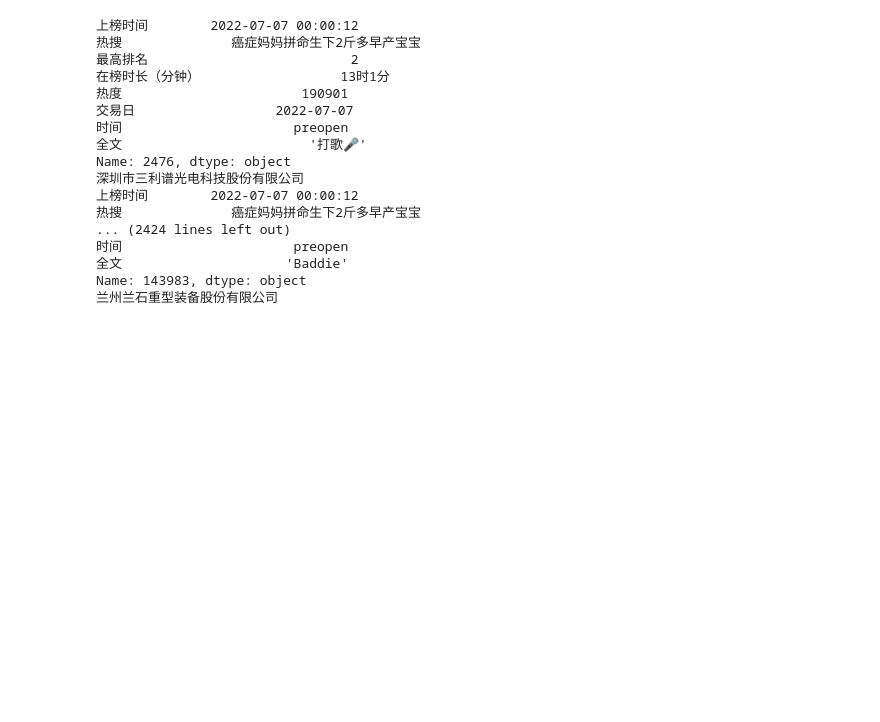
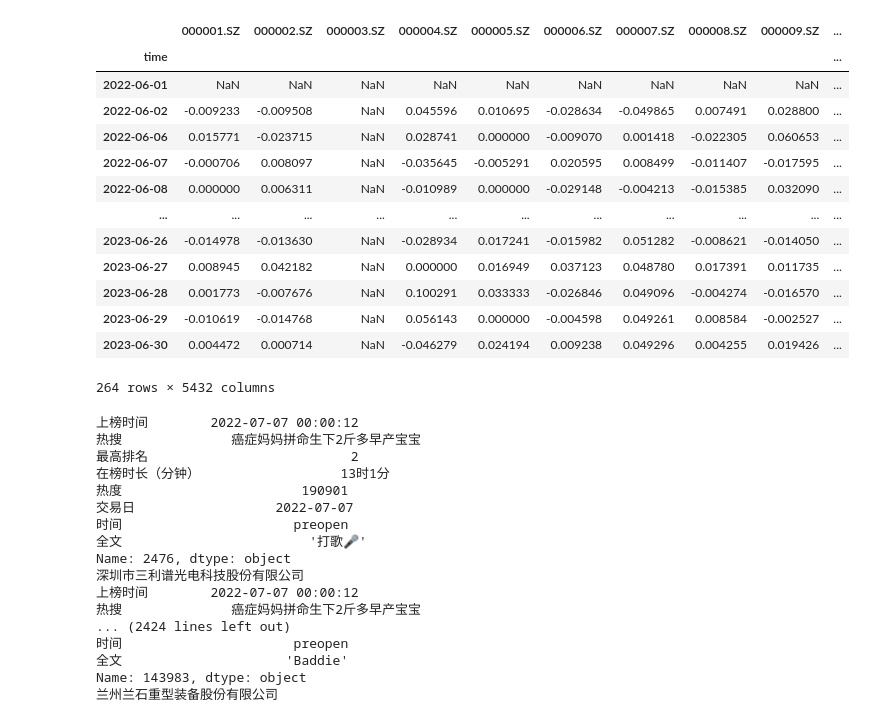
Before and after one commit to Ardentem/Fudan_WangDao_Ardentem, a Jupyter notebook: Fin_bert/FinBert.ipynb, the cells around one changed output. Saved outputs shown, nothing was run; the diff lists cells and outputs as text; code cells hidden in the pictures; blank space fills up the shorter version.

```diff
--- a/Fin_bert/FinBert.ipynb
+++ b/Fin_bert/FinBert.ipynb
@@ -11,6 +11,23 @@ newsdf = pd.read_feather('./database/all_news_withVEC_BasicCN.txt').set_index('i
 #模型初始化
 fb = bm.basicmodel()
 fb.initialize()
+# %%
+fb.close / fb.close.shift(1) -1
+# %% [output]
+|  | 000001.SZ | 000002.SZ | 000003.SZ | 000004.SZ | 000005.SZ | 000006.SZ | 000007.SZ | 000008.SZ | 000009.SZ | ... |
+| time |  |  |  |  |  |  |  |  |  | ... |
+| 2022-06-01 | NaN | NaN | NaN | NaN | NaN | NaN | NaN | NaN | NaN | ... |
+| 2022-06-02 | -0.009233 | -0.009508 | NaN | 0.045596 | 0.010695 | -0.028634 | -0.049865 | 0.007491 | 0.028800 | ... |
+| 2022-06-06 | 0.015771 | -0.023715 | NaN | 0.028741 | 0.000000 | -0.009070 | 0.001418 | -0.022305 | 0.060653 | ... |
+| 2022-06-07 | -0.000706 | 0.008097 | NaN | -0.035645 | -0.005291 | 0.020595 | 0.008499 | -0.011407 | -0.017595 | ... |
+| 2022-06-08 | 0.000000 | 0.006311 | NaN | -0.010989 | 0.000000 | -0.029148 | -0.004213 | -0.015385 | 0.032090 | ... |
+| ... | ... | ... | ... | ... | ... | ... | ... | ... | ... | ... |
+| 2023-06-26 | -0.014978 | -0.013630 | NaN | -0.028934 | 0.017241 | -0.015982 | 0.051282 | -0.008621 | -0.014050 | ... |
+| 2023-06-27 | 0.008945 | 0.042182 | NaN | 0.000000 | 0.016949 | 0.037123 | 0.048780 | 0.017391 | 0.011735 | ... |
+| 2023-06-28 | 0.001773 | -0.007676 | NaN | 0.100291 | 0.033333 | -0.026846 | 0.049096 | -0.004274 | -0.016570 | ... |
+| 2023-06-29 | -0.010619 | -0.014768 | NaN | 0.056143 | 0.000000 | -0.004598 | 0.049261 | 0.008584 | -0.002527 | ... |
+| 2023-06-30 | 0.004472 | 0.000714 | NaN | -0.046279 | 0.024194 | 0.009238 | 0.049296 | 0.004255 | 0.019426 | ... |
+264 rows × 5432 columns
 # %%
 #获取交易日
 close = pd.read_feather('./database/BasicFactor_Close.txt').set_index('time')
```
Also changed, not shown: 14 other files.
